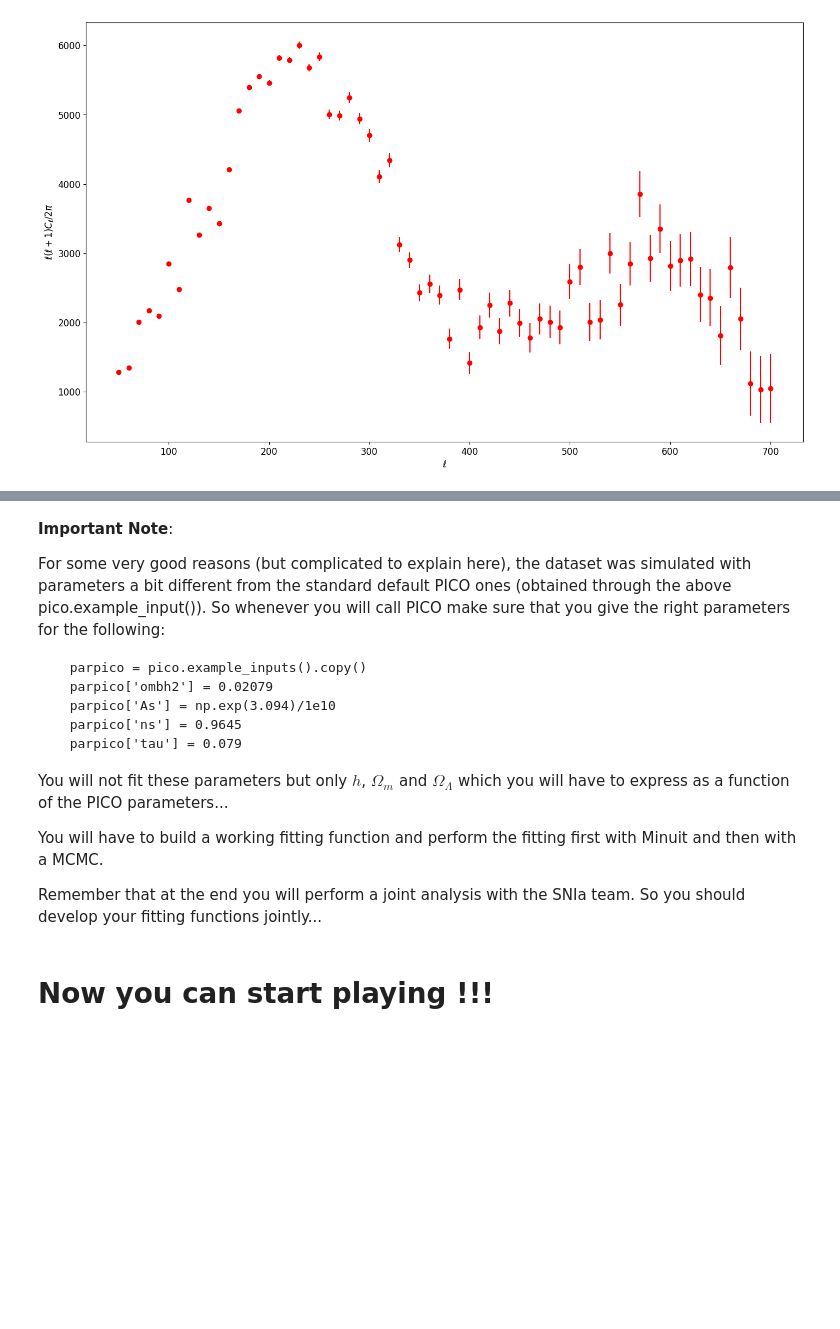
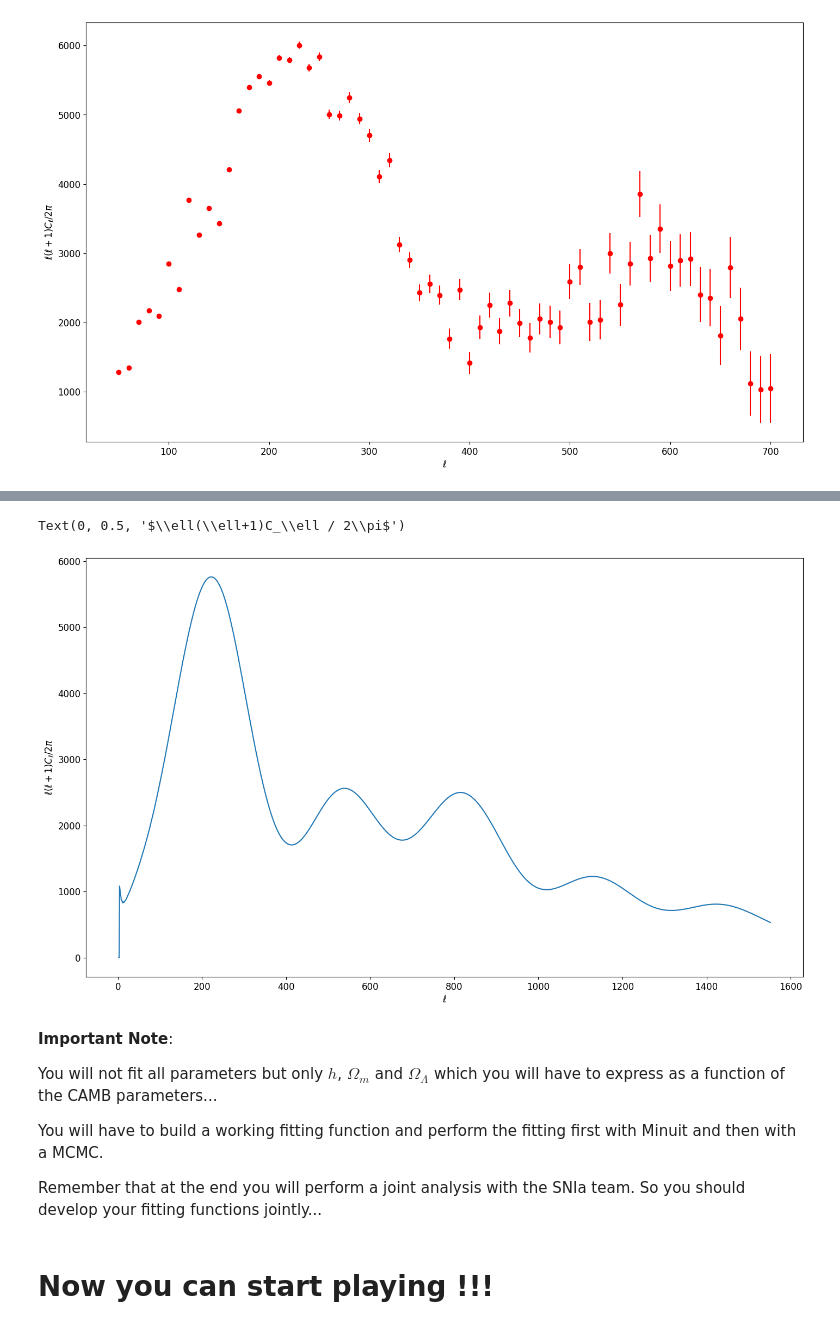
Before and after one commit to jchamilton75/CS-ST4-Cosmo-2020, a Jupyter notebook: EI_2020_ST4_Cosmology.ipynb, the cells around one changed output, grey strips where cells are left out. Cells and saved outputs as stored; diff of their text form; code cells hidden in the pictures; blank space fills up the shorter version.

Commit message:
New version with: - corrected download functions for Google Drive - Use CAMB (with degraded accuracy) instead of PICO

````diff
--- a/EI_2020_ST4_Cosmology.ipynb
+++ b/EI_2020_ST4_Cosmology.ipynb
@@ -956,0 +856,30 @@ Text(0, 0.5, '$\\ell(\\ell+1)C_\\ell / 2\\pi$')
+# %%
+!pip install camb
+import camb
+from camb import model, initialpower
+
+planck_pars = {}
+planck_pars['As'] = np.exp(3.094)/1e10
+planck_pars['H0'] = 67.27
+planck_pars['ns'] = 0.9645
+planck_pars['ombh2'] = 0.02225
+planck_pars['omch2'] = 0.1198
+planck_pars['omk'] = 0.
+planck_pars['tau'] = 0.079
+
+##### We feed these parameters to CAMB
+pars = camb.CAMBparams()
+
+# the two lines below reduce the accuracy of CAMB in order to speed up calculations
+pars.set_accuracy(AccuracyBoost=0.6, lSampleBoost=1, lAccuracyBoost=1)
+pars.set_for_lmax(1500, lens_potential_accuracy=0)
+
+# General cosmological parameters
+pars.set_cosmology(H0 = planck_pars['H0'],
+                   ombh2 = planck_pars['ombh2'],
+                   omch2 = planck_pars['omch2'],
+                   omk = planck_pars['omk'],
+                   tau = planck_pars['tau'])
+
+# Cosmological parameters specific to the CMB power spectrum
+pars.InitPower.set_params(As = planck_pars['As'], ns = planck_pars['ns'])
@@ -957,16 +909,23 @@ Text(0, 0.5, '$\\ell(\\ell+1)C_\\ell / 2\\pi$')
+# %%
+### Let's call CAMB for the above parameters
+results = camb.get_results(pars)
+powers = results.get_cmb_power_spectra(pars,CMB_unit="muK", raw_cl=False)
+
+### CAMB outputs Temperature and Polarization powr spectra (TT, EE, BB, TE)
+### But we only deal with temperature here, so we only keep the first column
+dl_TT = powers["total"][:, 0]
+ell = np.arange(len(dl_TT-2))+2
+clf()
+plot(ell, dl_TT)
+xlabel('$\ell$')
+ylabel('$\ell(\ell+1)C_\ell / 2\pi$')
+# %% [output]
+Text(0, 0.5, '$\\ell(\\ell+1)C_\\ell / 2\\pi$')
+[figure, added]
 # %% [markdown]
 **Important Note**:
 
-For some very good reasons (but complicated to explain here), the dataset was simulated with parameters a bit different from the standard default PICO ones (obtained through the above pico.example_input()). So whenever you will call PICO make sure that you give the right parameters for the following:
-
-```
-  parpico = pico.example_inputs().copy()
-  parpico['ombh2'] = 0.02079
-  parpico['As'] = np.exp(3.094)/1e10
-  parpico['ns'] = 0.9645
-  parpico['tau'] = 0.079
-```
-You will not fit these parameters but only $h$, $\Omega_m$ and $\Omega_\Lambda$ which you will have to express as a function of the PICO parameters...
+You will not fit all parameters but only $h$, $\Omega_m$ and $\Omega_\Lambda$ which you will have to express as a function of the CAMB parameters...
 
 You will have to build a working fitting function and perform the fitting first with Minuit and then with a MCMC.
 
````
Also changed, not shown: parts of 16 cells of this notebook.
